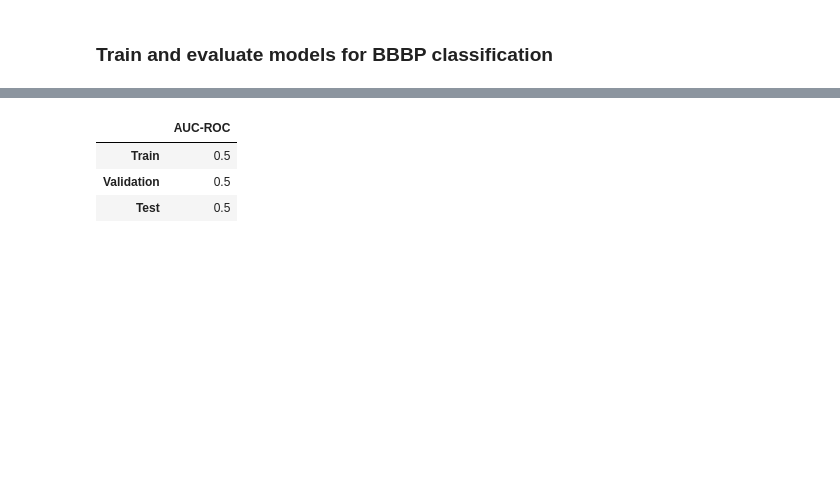
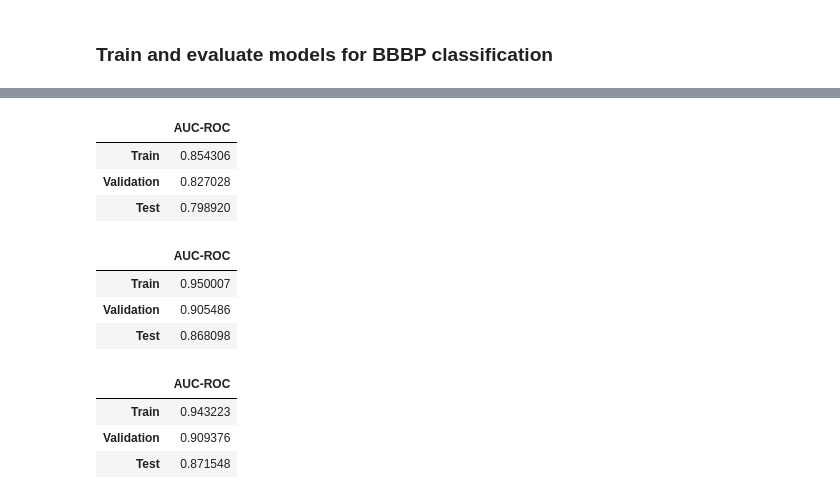
Before and after one commit to Jacob-sandstrom/DAT625-Structured-machine-learning, a Jupyter notebook: Structured_ML_Project1_Notebook.ipynb, the cells around one changed output, grey strips where cells are left out. Saved outputs shown, nothing was run; the diff lists cells and outputs as text; code cells hidden in the pictures; blank space fills up the shorter version.

```diff
--- a/Structured_ML_Project1_Notebook.ipynb
+++ b/Structured_ML_Project1_Notebook.ipynb
@@ -222,18 +207,12 @@ class DeepSet(torch.nn.Module):
         torch.nn.Linear(in_channels, hidden_channels),
         torch.nn.ReLU(),
         torch.nn.Linear(hidden_channels, out_channels),
-        torch.nn.ReLU()
+        # torch.nn.ReLU()
     )
 
-    # raise NotImplementedError
 
   def forward(self, x, edge_index, batch):
-    # print(x.shape)
-    # print(batch)
-    # raise NotImplementedError
     return self.model(x)
-
-    # raise NotImplementedError
 # %%
 class GCN(torch.nn.Module):
   # TODO: Implement GCN model.
@@ -308,11 +287,11 @@ print(embedding_statistics["n_embeddings"])
 ### Define models for ESOL regression
 # %%
 # REGRESSION TASK: MODELS
-emb_dim = 10
+emb_dim = 16
 
 in_features = 9 * emb_dim  # TODO: Calculate backbone input dimension from node_features (see above)
 hidden_features = 64
-out_features = 8
+out_features = 1
 
 # Embedding
 # TODO: implement an embedding for each of your models (HINT: see helper class MolecularNodeEmbedding above)
@@ -356,7 +335,7 @@ gat_regression = MolecularGraphRegression(
 # %%
 # REGRESSION TASK: TRAINING
 
-replications = 5
+replications = 3
 
 train_batch_size = 50
 val_batch_size = 20
@@ -588,7 +567,7 @@ gat_classification = MolecularGraphClassification(
 ### Train and evaluate models for BBBP classification
 # %%
 # CLASSIFICATION TASK: TRAINING
-replications = 5
+replications = 3
 
 train_batch_size = 50
 val_batch_size = 20
@@ -697,19 +676,54 @@ for i in range(replications):
 # %%
 
 deepset_results = pd.DataFrame(
     {
         "AUC-ROC": [
             np.mean(np.array(model_data_classif["deepset"]["train"]["auc_roc"]), axis=0)[-1],
             np.mean(np.array(model_data_classif["deepset"]["val"]["auc_roc"]), axis=0)[-1],
             np.mean(np.array(model_data_classif["deepset"]["test"]["auc_roc"]), axis=0),
         ],
     },
     index=["Train", "Validation", "Test"],
 )
 
 display(deepset_results)
+
+
+gcn_results = pd.DataFrame(
+    {
+        "AUC-ROC": [
+            np.mean(np.array(model_data_classif["gcn"]["train"]["auc_roc"]), axis=0)[-1],
+            np.mean(np.array(model_data_classif["gcn"]["val"]["auc_roc"]), axis=0)[-1],
+            np.mean(np.array(model_data_classif["gcn"]["test"]["auc_roc"]), axis=0),
+        ],
+    },
+    index=["Train", "Validation", "Test"],
+)
+
+display(gcn_results)
+
+gat_results = pd.DataFrame(
+    {
+        "AUC-ROC": [
+            np.mean(np.array(model_data_classif["gat"]["train"]["auc_roc"]), axis=0)[-1],
+            np.mean(np.array(model_data_classif["gat"]["val"]["auc_roc"]), axis=0)[-1],
+            np.mean(np.array(model_data_classif["gat"]["test"]["auc_roc"]), axis=0),
+        ],
+    },
+    index=["Train", "Validation", "Test"],
+)
+
+display(gat_results)
 # %% [output]
 |  | AUC-ROC |
-| Train | 0.5 |
-| Validation | 0.5 |
-| Test | 0.5 |
+| Train | 0.854306 |
+| Validation | 0.827028 |
+| Test | 0.798920 |
+|  | AUC-ROC |
+| Train | 0.950007 |
+| Validation | 0.905486 |
+| Test | 0.868098 |
+|  | AUC-ROC |
+| Train | 0.943223 |
+| Validation | 0.909376 |
+| Test | 0.871548 |
```
Also changed, not shown: parts of 5 cells of this notebook.
